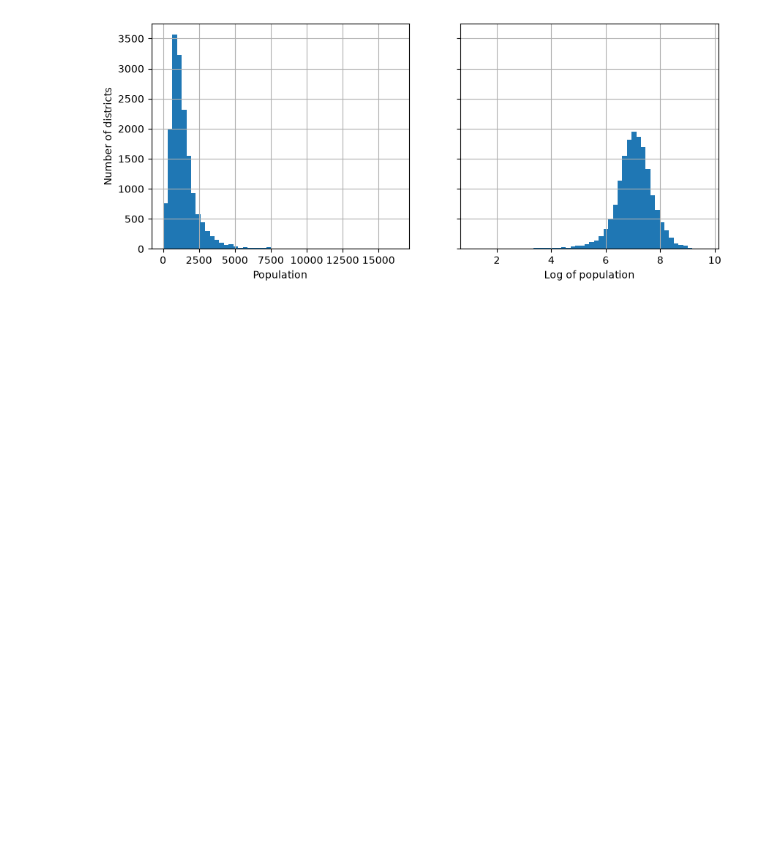
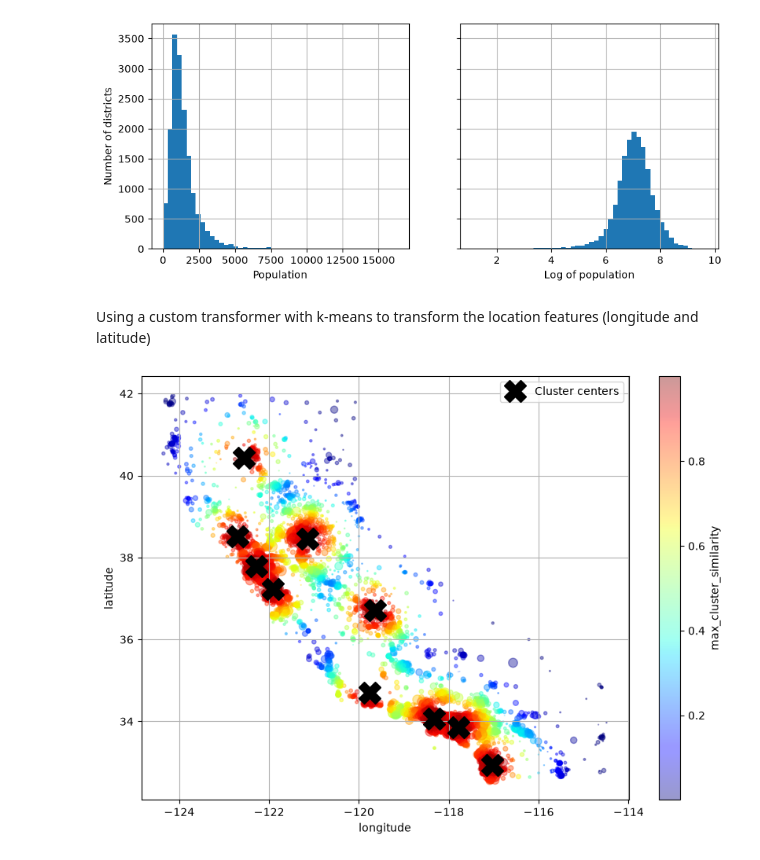
Before and after one commit to mattialollongo/housing-price-prediction, a Jupyter notebook: notebooks/01_exploration.ipynb, the cells around one changed output. Cells and saved outputs as stored; diff of their text form; code cells hidden in the pictures; blank space fills up the shorter version.

Commit message:
Use a custom transformer with KMeans to find the main clusters.

```diff
--- a/notebooks/01_exploration.ipynb
+++ b/notebooks/01_exploration.ipynb
@@ -282,3 +282,45 @@ axs[0].set_ylabel("Number of districts")
 plt.show()
 # %% [output]
 [figure]
+# %% [markdown]
+Using a custom transformer with k-means to transform the location features (longitude and latitude)
+# %%
+from sklearn.base import BaseEstimator, TransformerMixin
+from sklearn.cluster import KMeans
+from sklearn.metrics.pairwise import rbf_kernel
+
+class ClusterSimilarity(BaseEstimator, TransformerMixin):
+    def __init__(self, n_clusters=10, gamma=1.0, random_state=None):
+        self.n_clusters = n_clusters
+        self.gamma = gamma
+        self.random_state = random_state
+
+    def fit(self, X, y=None, sample_weight=None):
+        self.kmeans_ = KMeans(self.n_clusters, random_state=self.random_state)
+        self.kmeans_.fit(X, sample_weight=sample_weight)
+        return self
+
+    def transform(self, X):
+        return rbf_kernel(X, self.kmeans_.cluster_centers_, gamma=self.gamma)
+
+    def get_feature_names_out(self, names=None):
+        return [f"Cluster {i} similarity" for i in range(self.n_clusters)]
+# %%
+cluster_simil = ClusterSimilarity(n_clusters=10, gamma=1.0, random_state=42)
+similarities = cluster_simil.fit_transform(housing[["latitude", "longitude"]],
+                                           sample_weight=housing_labels)
+# %%
+housing_plot = housing.copy()
+housing_plot["max_cluster_similarity"] = similarities.max(axis=1)
+
+housing_plot.plot(kind="scatter", x="longitude", y="latitude", grid=True,
+                  c="max_cluster_similarity", cmap="jet", colorbar=True,
+                  s=housing_plot["population"] / 100, alpha=0.4, figsize=(10, 7))
+
+centers = cluster_simil.kmeans_.cluster_centers_
+plt.plot(centers[:, 1], centers[:, 0], linestyle="", color="black",
+         marker="X", markersize=20, label="Cluster centers")
+plt.legend()
+plt.show()
+# %% [output]
+[figure, added]
```
